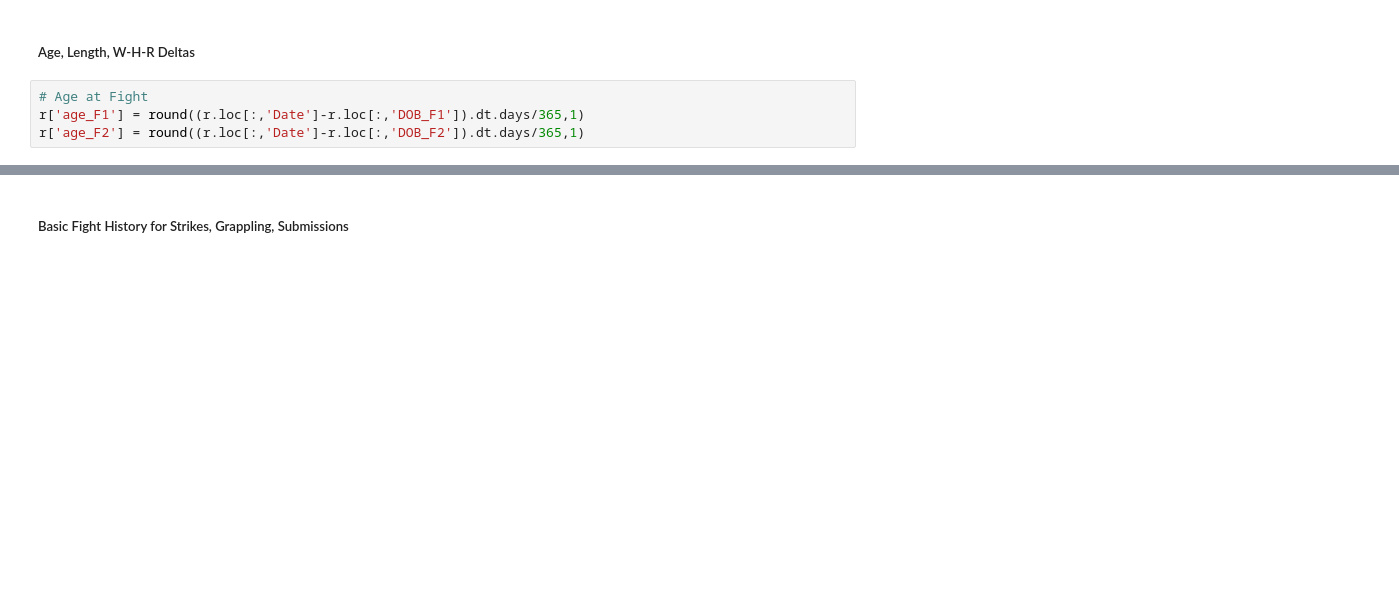
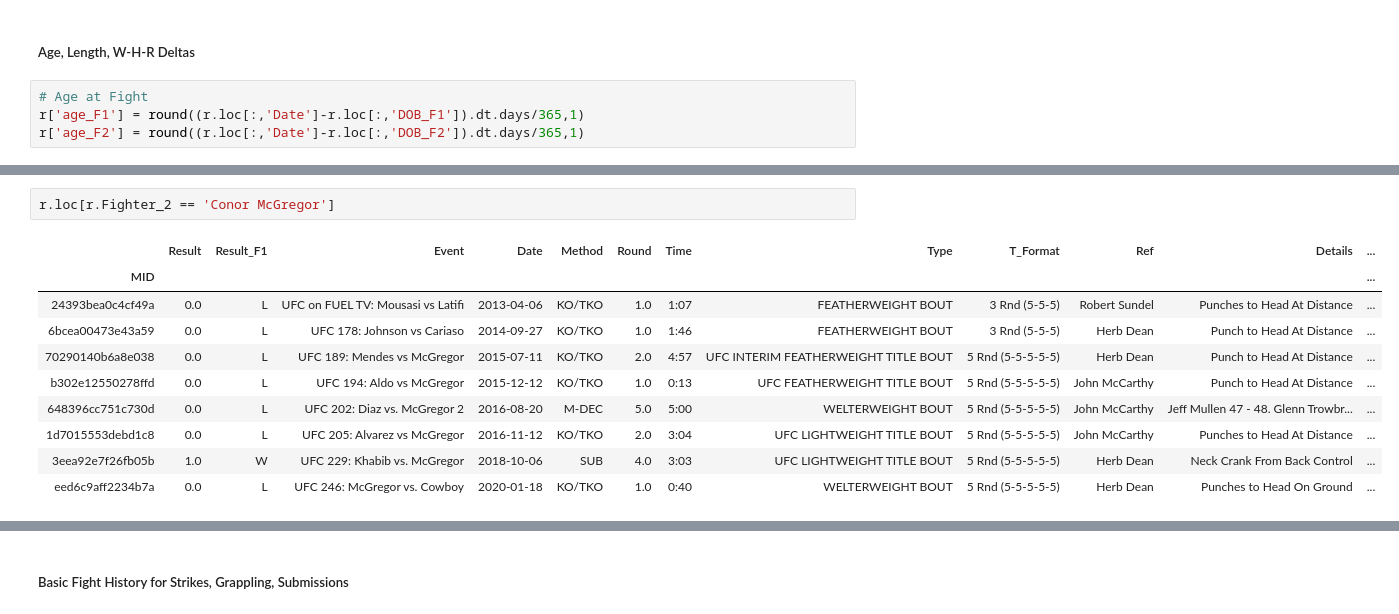
Before and after one commit to JasperLS/UFC_Fight_Predictions, a Jupyter notebook: preprocessing/ufc_preprocess.ipynb, the cells around one changed output, grey strips where cells are left out. Saved outputs shown, nothing was run; the diff lists cells and outputs as text; blank space fills up the shorter version.

```diff
--- a/preprocessing/ufc_preprocess.ipynb
+++ b/preprocessing/ufc_preprocess.ipynb
@@ -467,3 +425,16 @@ next_027
 next_029
 next_031
 next_049
+# %%
+r.loc[r.Fighter_2 == 'Conor McGregor']
+# %% [output]
+|  | Result | Result_F1 | Event | Date | Method | Round | Time | Type | T_Format | Ref | Details | ... |
+| MID |  |  |  |  |  |  |  |  |  |  |  | ... |
+| 24393bea0c4cf49a | 0.0 | L | UFC on FUEL TV: Mousasi vs Latifi | 2013-04-06 | KO/TKO | 1.0 | 1:07 | FEATHERWEIGHT BOUT | 3 Rnd (5-5-5) | Robert Sundel | Punches to Head At Distance | ... |
+| 6bcea00473e43a59 | 0.0 | L | UFC 178: Johnson vs Cariaso | 2014-09-27 | KO/TKO | 1.0 | 1:46 | FEATHERWEIGHT BOUT | 3 Rnd (5-5-5) | Herb Dean | Punch to Head At Distance | ... |
+| 70290140b6a8e038 | 0.0 | L | UFC 189: Mendes vs McGregor | 2015-07-11 | KO/TKO | 2.0 | 4:57 | UFC INTERIM FEATHERWEIGHT TITLE BOUT | 5 Rnd (5-5-5-5-5) | Herb Dean | Punch to Head At Distance | ... |
+| b302e12550278ffd | 0.0 | L | UFC 194: Aldo vs McGregor | 2015-12-12 | KO/TKO | 1.0 | 0:13 | UFC FEATHERWEIGHT TITLE BOUT | 5 Rnd (5-5-5-5-5) | John McCarthy | Punch to Head At Distance | ... |
+| 648396cc751c730d | 0.0 | L | UFC 202: Diaz vs. McGregor 2 | 2016-08-20 | M-DEC | 5.0 | 5:00 | WELTERWEIGHT BOUT | 5 Rnd (5-5-5-5-5) | John McCarthy | Jeff Mullen 47 - 48. Glenn Trowbr... | ... |
+| 1d7015553debd1c8 | 0.0 | L | UFC 205: Alvarez vs McGregor | 2016-11-12 | KO/TKO | 2.0 | 3:04 | UFC LIGHTWEIGHT TITLE BOUT | 5 Rnd (5-5-5-5-5) | John McCarthy | Punches to Head At Distance | ... |
+| 3eea92e7f26fb05b | 1.0 | W | UFC 229: Khabib vs. McGregor | 2018-10-06 | SUB | 4.0 | 3:03 | UFC LIGHTWEIGHT TITLE BOUT | 5 Rnd (5-5-5-5-5) | Herb Dean | Neck Crank From Back Control | ... |
+| eed6c9aff2234b7a | 0.0 | L | UFC 246: McGregor vs. Cowboy | 2020-01-18 | KO/TKO | 1.0 | 0:40 | WELTERWEIGHT BOUT | 5 Rnd (5-5-5-5-5) | Herb Dean | Punches to Head On Ground | ... |
```
Also changed, not shown: parts of 35 cells of this notebook.
